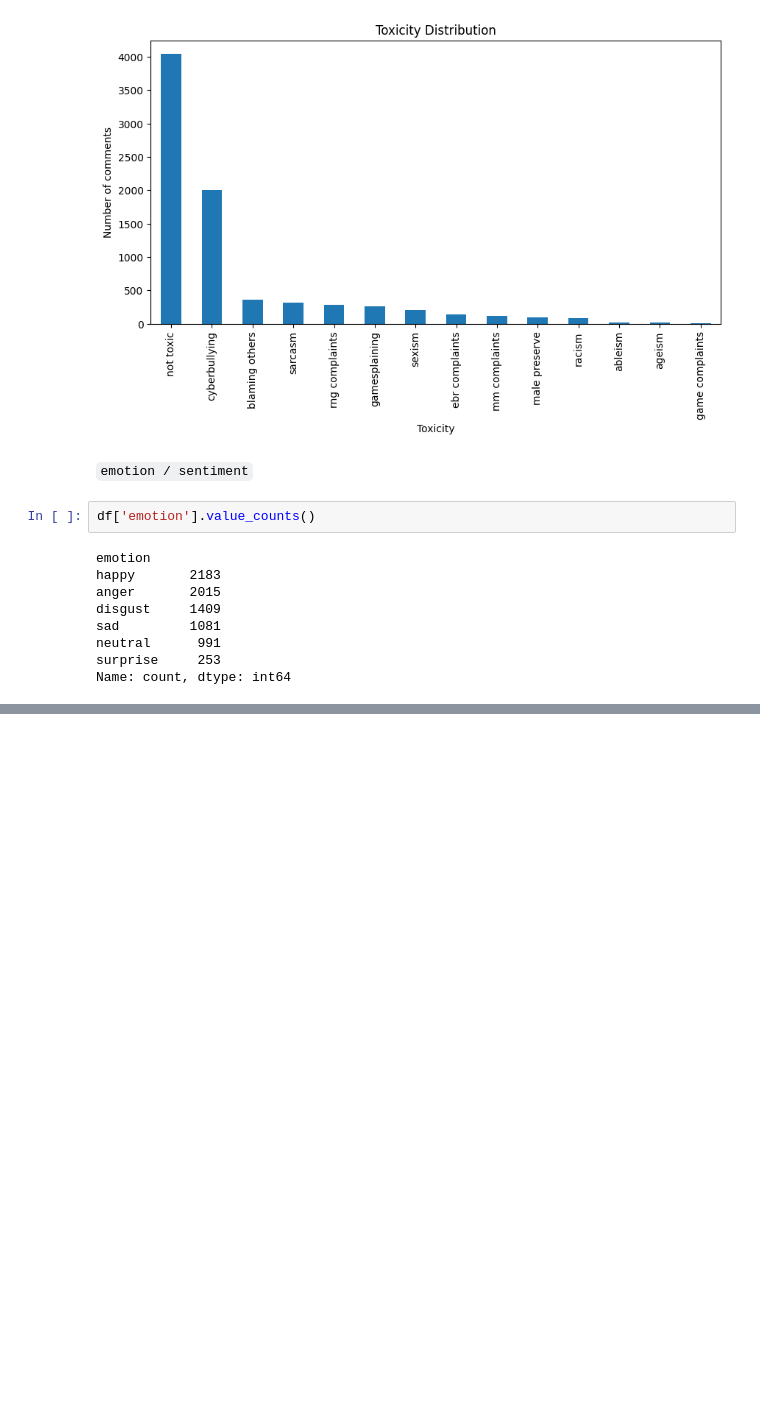
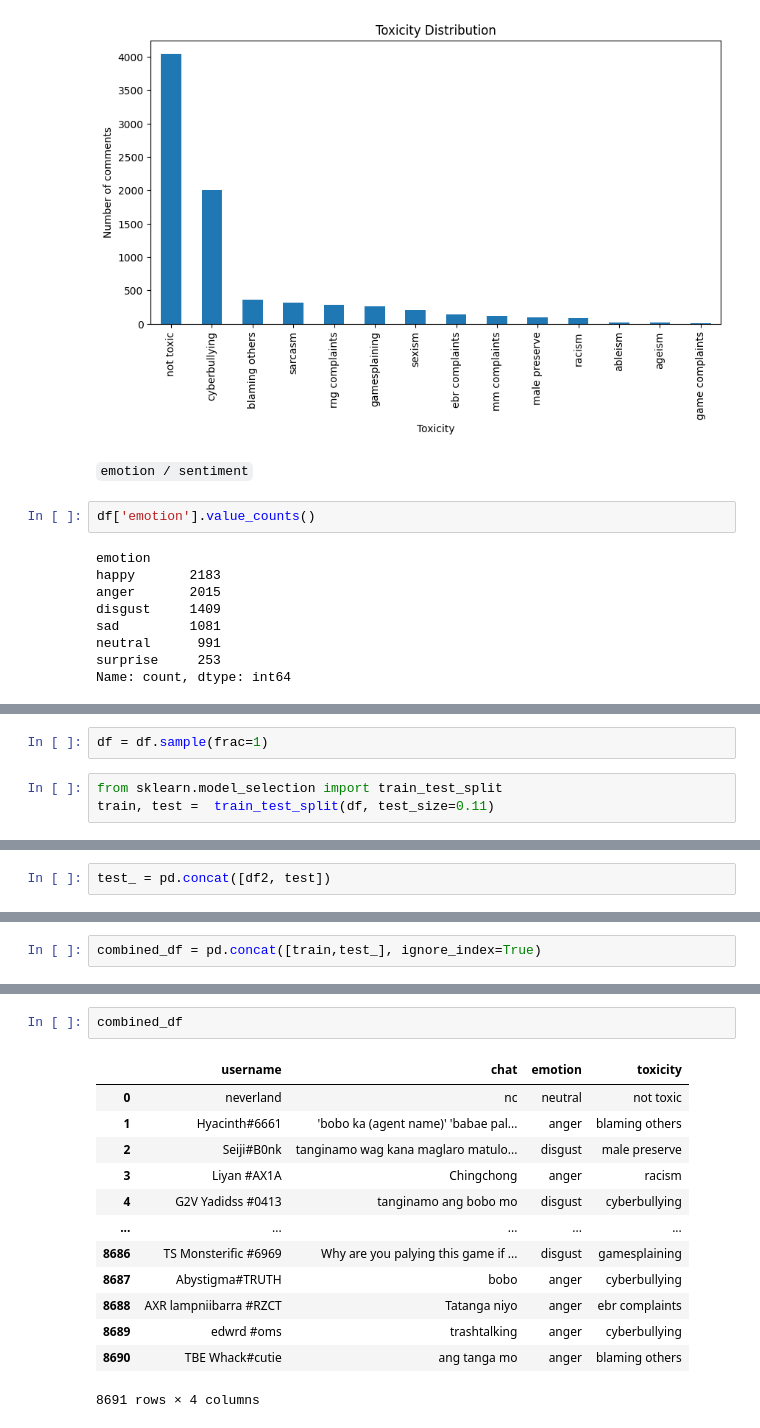
Before and after one commit to cooldragon12/model-multitask-learning, a Jupyter notebook: src/model.mtl.ipynb, the cells around one changed output, grey strips where cells are left out. Drawn from its saved outputs; the diff is of its cells as text; blank space fills up the shorter version.

Commit message:
Train an unbalanced dataset

```diff
--- a/src/model.mtl.ipynb
+++ b/src/model.mtl.ipynb
@@ -186,0 +248,5 @@ ValueError: Using a target size (torch.Size([16, 17])) that is different to the
+# %%
+df = df.sample(frac=1)
+# %%
+from sklearn.model_selection import train_test_split
+train, test =  train_test_split(df, test_size=0.11)
@@ -186,0 +257,2 @@ ValueError: Using a target size (torch.Size([16, 17])) that is different to the
+# %%
+test_ = pd.concat([df2, test])
@@ -186,0 +301,2 @@ ValueError: Using a target size (torch.Size([16, 17])) that is different to the
+# %%
+combined_df = pd.concat([train,test_], ignore_index=True)
@@ -186,0 +324,16 @@ ValueError: Using a target size (torch.Size([16, 17])) that is different to the
+# %%
+combined_df
+# %% [output]
+|  | username | chat | emotion | toxicity |
+| 0 | neverland | nc | neutral | not toxic |
+| 1 | Hyacinth#6661 | 'bobo ka (agent name)' 'babae pal... | anger | blaming others |
+| 2 | Seiji#B0nk | tanginamo wag kana maglaro matulo... | disgust | male preserve |
+| 3 | Liyan #AX1A | Chingchong | anger | racism |
+| 4 | G2V Yadidss #0413 | tanginamo ang bobo mo | disgust | cyberbullying |
+| ... | ... | ... | ... | ... |
+| 8686 | TS Monsterific #6969 | Why are you palying this game if ... | disgust | gamesplaining |
+| 8687 | Abystigma#TRUTH | bobo | anger | cyberbullying |
+| 8688 | AXR lampniibarra #RZCT | Tatanga niyo | anger | ebr complaints |
+| 8689 | edwrd #oms | trashtalking | anger | cyberbullying |
+| 8690 | TBE Whack#cutie | ang tanga mo | anger | blaming others |
+8691 rows × 4 columns
```
Also changed, not shown: parts of 41 cells of this notebook, 20 other files.
